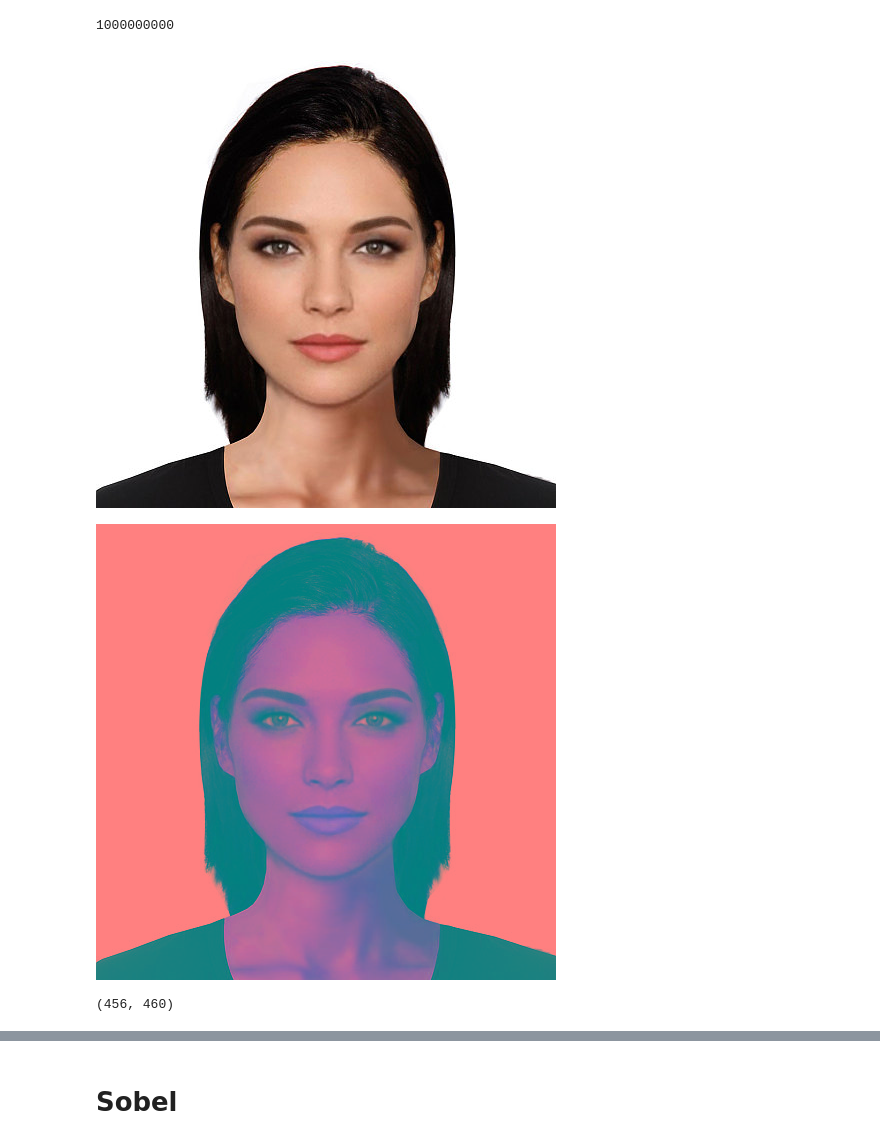
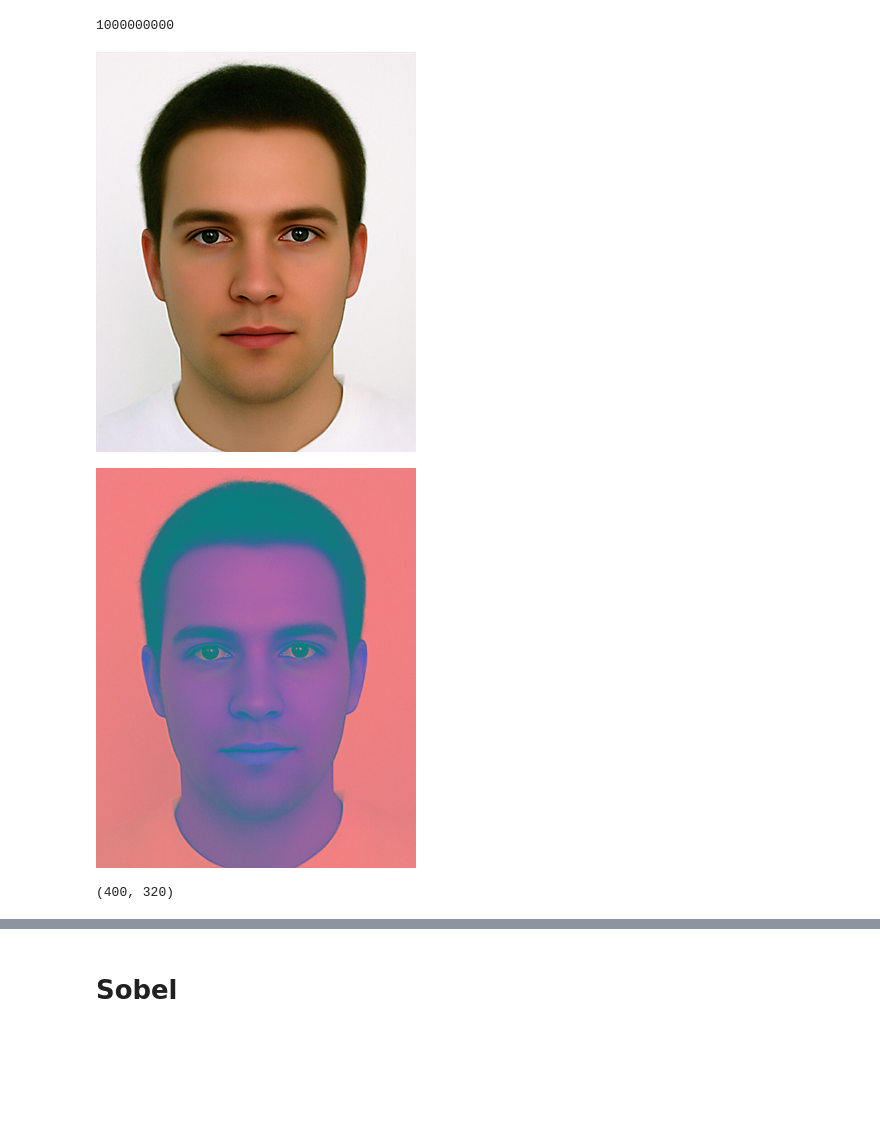
Before and after one commit to agusgun/IF4073-Pengcit, a Jupyter notebook: notebooks/Sobel.ipynb, the cells around one changed output, grey strips where cells are left out. Drawn from its saved outputs; the diff is of its cells as text; code cells hidden in the pictures; blank space fills up the shorter version.

```diff
--- a/notebooks/Sobel.ipynb
+++ b/notebooks/Sobel.ipynb
@@ -11,11 +11,11 @@ sys.getrecursionlimit()
 # %% [output]
 1000000000
 # %%
-image = array(Image.open('hehe3.jpg'))
+image = array(Image.open('hehe2.jpg'))
 image_sobel = image.copy()
 Image.fromarray(image)
 # %% [output]
-[figure, old version]
+[figure, new version]
 # %%
 image_new = image.copy()
 for idx_row, row in enumerate(image):
@@ -34,7 +34,7 @@ def isSkinColor(pixel):
 # %%
 Image.fromarray(image_new)
 # %% [output]
-[figure, old version]
+[figure, new version]
 # %%
 image_face = image_new.copy()
 # %%
@@ -51,7 +51,7 @@ skin_map_arr = array(skin_map_result)
 # %%
 skin_map_arr.shape
 # %% [output]
-(456, 460)
+(400, 320)
 # %%
 Image.fromarray(skin_map_arr)
 # %% [output]
```
Also changed, not shown: parts of 38 cells of this notebook, 1 other file.
